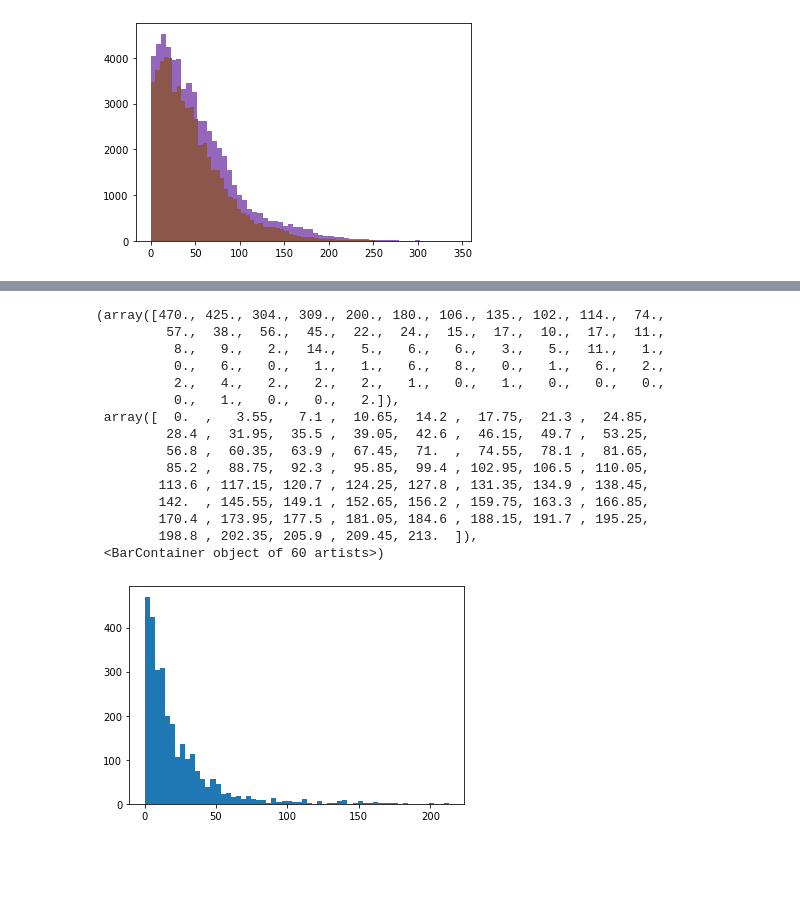
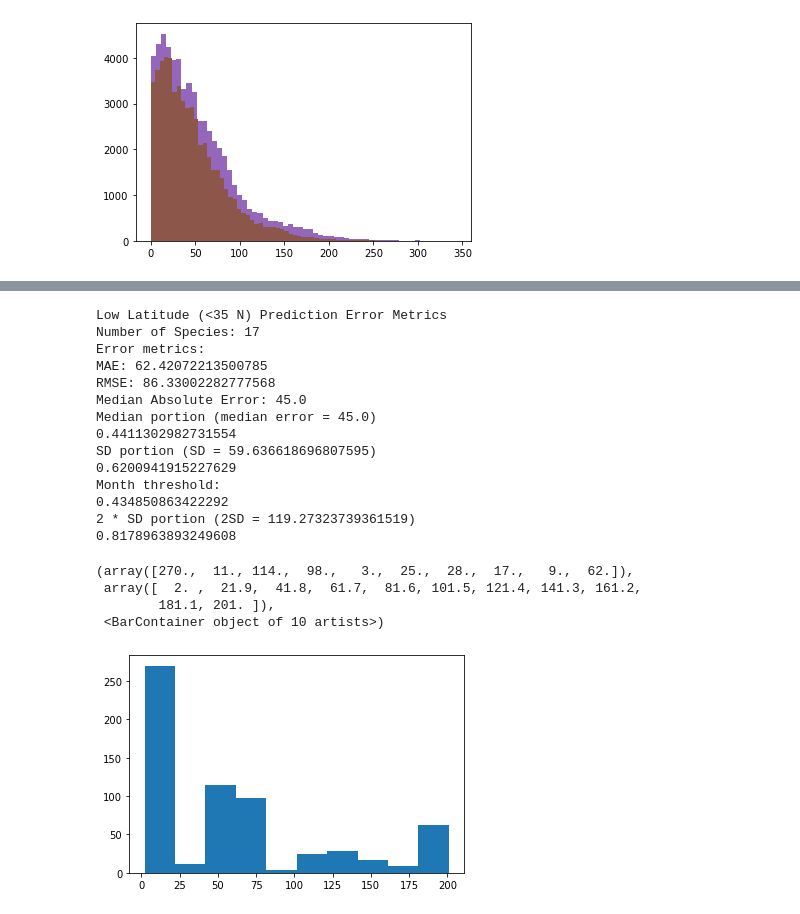
Before and after one commit to falling-fruit/dfg-seasons, a Jupyter notebook: modelling/high_res_models_finalized.ipynb, the cells around one changed output, grey strips where cells are left out. Saved outputs shown, nothing was run; the diff lists cells and outputs as text; code cells hidden in the pictures; blank space fills up the shorter version.

Commit message:
confirmed that tropical regions are not accurate at all

```diff
--- a/modelling/high_res_models_finalized.ipynb
+++ b/modelling/high_res_models_finalized.ipynb
@@ -1427,0 +1356,7 @@ np.std(full_prediction_df['abs_error'])
+# %%
+## Testing hypothesis that there is more uncertainty with subtropic / tropic environments.
+## Using normal training as a base.
+
+
+normal_preds_with_lat_long = normal_training.merge(filtered_plants[['site_id', 'latitude']].drop_duplicates(),
+                                                  on = 'site_id')
@@ -1428,19 +1379,26 @@ np.std(full_prediction_df['abs_error'])
+# %%
+print("Low Latitude (<35 N) Prediction Error Metrics")
+score_model(normal_preds_with_lat_long.query('latitude < 35'))
+# %% [output]
+Low Latitude (<35 N) Prediction Error Metrics
+Number of Species: 17
+Error metrics:
+MAE: 62.42072213500785
+RMSE: 86.33002282777568
+Median Absolute Error: 45.0
+Median portion (median error = 45.0)
+0.4411302982731554
+SD portion (SD = 59.636618696807595)
+0.6200941915227629
+Month threshold:
+0.434850863422292
+2 * SD portion (2SD = 119.27323739361519)
+0.8178963893249608
 # %%
-plt.hist(full_prediction_df['abs_error'], bins=60)
+plt.hist(normal_preds_with_lat_long.query('latitude < 35')['abs_error'])
 # %% [output]
-(array([470., 425., 304., 309., 200., 180., 106., 135., 102., 114.,  74.,
-         57.,  38.,  56.,  45.,  22.,  24.,  15.,  17.,  10.,  17.,  11.,
-          8.,   9.,   2.,  14.,   5.,   6.,   6.,   3.,   5.,  11.,   1.,
-          0.,   6.,   0.,   1.,   1.,   6.,   8.,   0.,   1.,   6.,   2.,
-          2.,   4.,   2.,   2.,   2.,   1.,   0.,   1.,   0.,   0.,   0.,
-          0.,   1.,   0.,   0.,   2.]),
- array([  0.  ,   3.55,   7.1 ,  10.65,  14.2 ,  17.75,  21.3 ,  24.85,
-         28.4 ,  31.95,  35.5 ,  39.05,  42.6 ,  46.15,  49.7 ,  53.25,
-         56.8 ,  60.35,  63.9 ,  67.45,  71.  ,  74.55,  78.1 ,  81.65,
-         85.2 ,  88.75,  92.3 ,  95.85,  99.4 , 102.95, 106.5 , 110.05,
-        113.6 , 117.15, 120.7 , 124.25, 127.8 , 131.35, 134.9 , 138.45,
-        142.  , 145.55, 149.1 , 152.65, 156.2 , 159.75, 163.3 , 166.85,
-        170.4 , 173.95, 177.5 , 181.05, 184.6 , 188.15, 191.7 , 195.25,
-        198.8 , 202.35, 205.9 , 209.45, 213.  ]),
- <BarContainer object of 60 artists>)
+(array([270.,  11., 114.,  98.,   3.,  25.,  28.,  17.,   9.,  62.]),
+ array([  2. ,  21.9,  41.8,  61.7,  81.6, 101.5, 121.4, 141.3, 161.2,
+        181.1, 201. ]),
+ <BarContainer object of 10 artists>)
-[figure, old version]
+[figure, new version]
```
Also changed, not shown: parts of 19 cells of this notebook.
